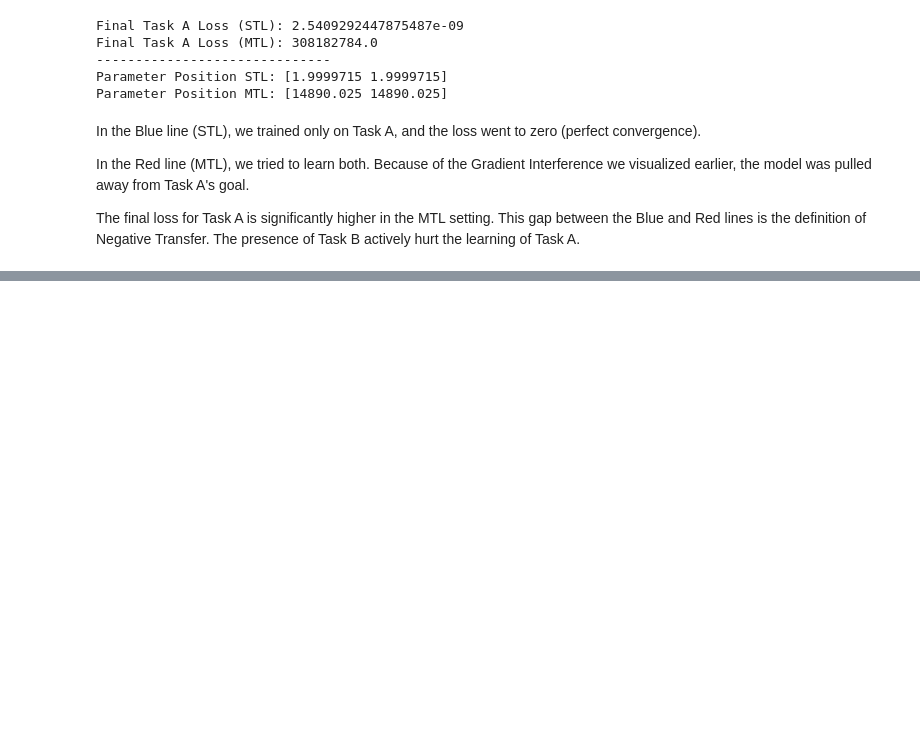
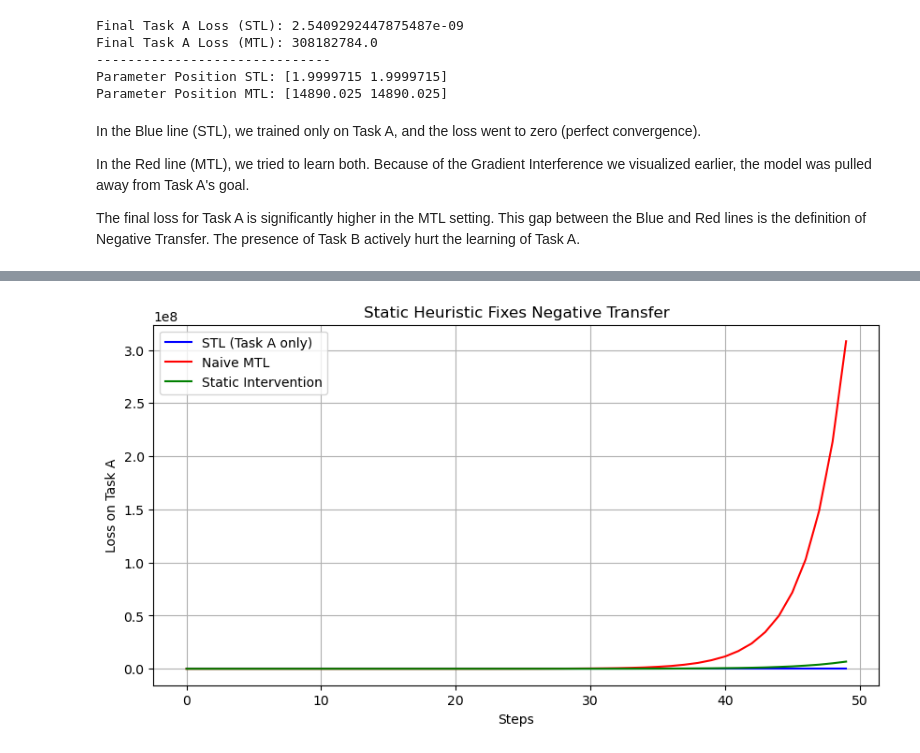
Before and after one commit to RayyanMinhaj/Adaptive-Intervention-for-MTL-and-other-Experiments, a Jupyter notebook: MTL-and-Experiments.ipynb, the cells around one changed output, grey strips where cells are left out. Drawn from its saved outputs; the diff is of its cells as text; code cells hidden in the pictures; blank space fills up the shorter version.

Commit message:
Added static heuristic rule fix

```diff
--- a/MTL-and-Experiments.ipynb
+++ b/MTL-and-Experiments.ipynb
@@ -190,0 +207,66 @@ The final loss for Task A is significantly higher in the MTL setting. This gap b
+# %%
+def project(g_A, g_B):
+
+    proj = (torch.dot(g_A, g_B)/ torch.dot(g_B, g_B)) * g_B
+
+    return proj
+# %%
+def static_intervention(g_A, g_B):
+    cos_sim = cosine_similarity(g_A, g_B, dim=0)
+
+    if cos_sim < 0:
+        # project smaller gradient only
+        if torch.norm(g_A) < torch.norm(g_B):
+            g_A = g_A - project(g_A, g_B)
+        else:
+            g_B = g_B - project(g_B, g_A)
+
+    return g_A + g_B
+
+
+
+
+
+
+
+
+def train_static_intervention(steps=50):
+    theta = torch.tensor([0.0, 0.0], requires_grad=True)
+    lr = 0.0975
+
+    loss_history_A = []
+
+    for _ in range(steps):
+        g_A, g_B = get_task_gradients(theta)
+
+        g_final = static_intervention(g_A, g_B)
+
+        with torch.no_grad():
+            theta -= lr * g_final
+
+        target_A = torch.tensor([2.0, 2.0])
+        loss_A = torch.sum((theta - target_A) ** 2)
+        loss_history_A.append(loss_A.item())
+
+    return theta.detach().numpy(), loss_history_A
+
+
+
+
+
+
+theta_static, loss_static = train_static_intervention()
+
+plt.figure(figsize=(10,5))
+plt.plot(loss_STL, label="STL (Task A only)", color="blue")
+plt.plot(loss_MTL, label="Naive MTL", color="red")
+plt.plot(loss_static, label="Static Intervention", color="green")
+
+plt.xlabel("Steps")
+plt.ylabel("Loss on Task A")
+plt.title("Static Heuristic Fixes Negative Transfer")
+plt.legend()
+plt.grid(True)
+plt.show()
+# %% [output]
+[figure, added]
```
Also changed, not shown: parts of 4 cells of this notebook.
